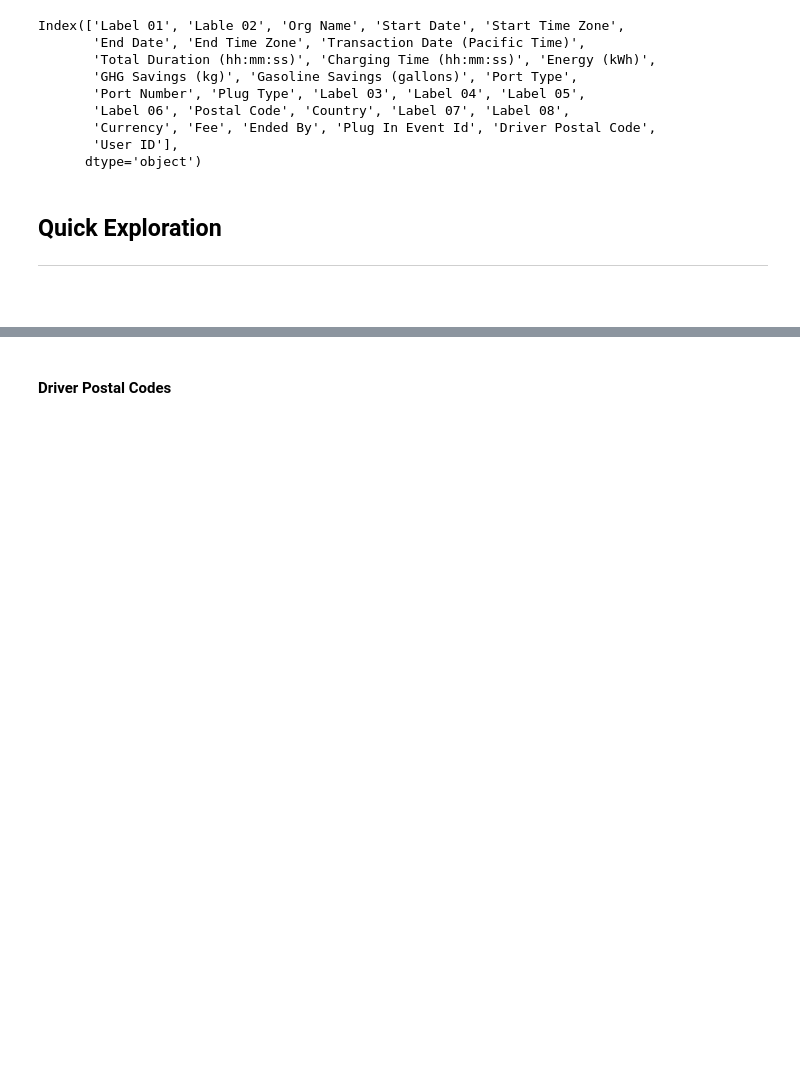
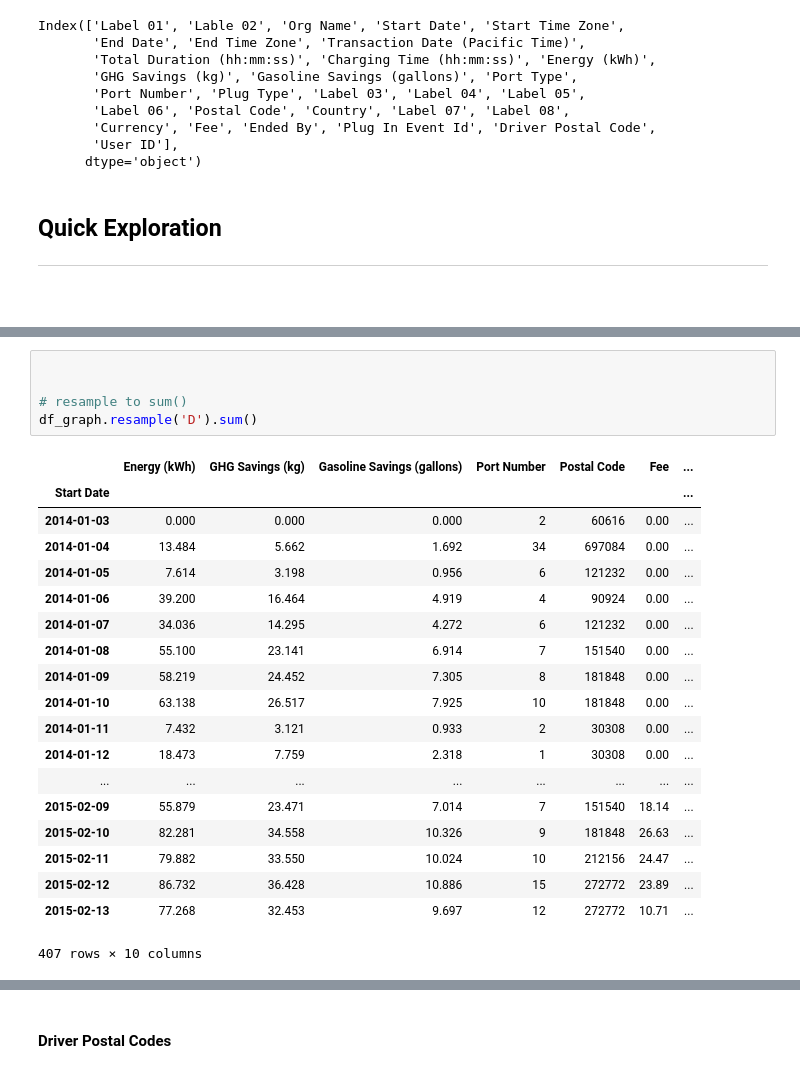
Before and after one commit to encodingintuition/EV_Infrastructure, a Jupyter notebook: code/GeorgiaTech_ev_charg_behav.ipynb, the cells around one changed output, grey strips where cells are left out. Drawn from its saved outputs; the diff is of its cells as text; blank space fills up the shorter version.

```diff
--- a/code/GeorgiaTech_ev_charg_behav.ipynb
+++ b/code/GeorgiaTech_ev_charg_behav.ipynb
@@ -78,0 +160,25 @@ Index(['Label 01', 'Lable 02', 'Org Name', 'Start Date', 'Start Time Zone',
+# %%
+
+
+# resample to sum()
+df_graph.resample('D').sum()
+# %% [output]
+|  | Energy (kWh) | GHG Savings (kg) | Gasoline Savings (gallons) | Port Number | Postal Code | Fee | ... |
+| Start Date |  |  |  |  |  |  | ... |
+| 2014-01-03 | 0.000 | 0.000 | 0.000 | 2 | 60616 | 0.00 | ... |
+| 2014-01-04 | 13.484 | 5.662 | 1.692 | 34 | 697084 | 0.00 | ... |
+| 2014-01-05 | 7.614 | 3.198 | 0.956 | 6 | 121232 | 0.00 | ... |
+| 2014-01-06 | 39.200 | 16.464 | 4.919 | 4 | 90924 | 0.00 | ... |
+| 2014-01-07 | 34.036 | 14.295 | 4.272 | 6 | 121232 | 0.00 | ... |
+| 2014-01-08 | 55.100 | 23.141 | 6.914 | 7 | 151540 | 0.00 | ... |
+| 2014-01-09 | 58.219 | 24.452 | 7.305 | 8 | 181848 | 0.00 | ... |
+| 2014-01-10 | 63.138 | 26.517 | 7.925 | 10 | 181848 | 0.00 | ... |
+| 2014-01-11 | 7.432 | 3.121 | 0.933 | 2 | 30308 | 0.00 | ... |
+| 2014-01-12 | 18.473 | 7.759 | 2.318 | 1 | 30308 | 0.00 | ... |
+| ... | ... | ... | ... | ... | ... | ... | ... |
+| 2015-02-09 | 55.879 | 23.471 | 7.014 | 7 | 151540 | 18.14 | ... |
+| 2015-02-10 | 82.281 | 34.558 | 10.326 | 9 | 181848 | 26.63 | ... |
+| 2015-02-11 | 79.882 | 33.550 | 10.024 | 10 | 212156 | 24.47 | ... |
+| 2015-02-12 | 86.732 | 36.428 | 10.886 | 15 | 272772 | 23.89 | ... |
+| 2015-02-13 | 77.268 | 32.453 | 9.697 | 12 | 272772 | 10.71 | ... |
+407 rows × 10 columns
```
Also changed, not shown: parts of 9 cells of this notebook.
